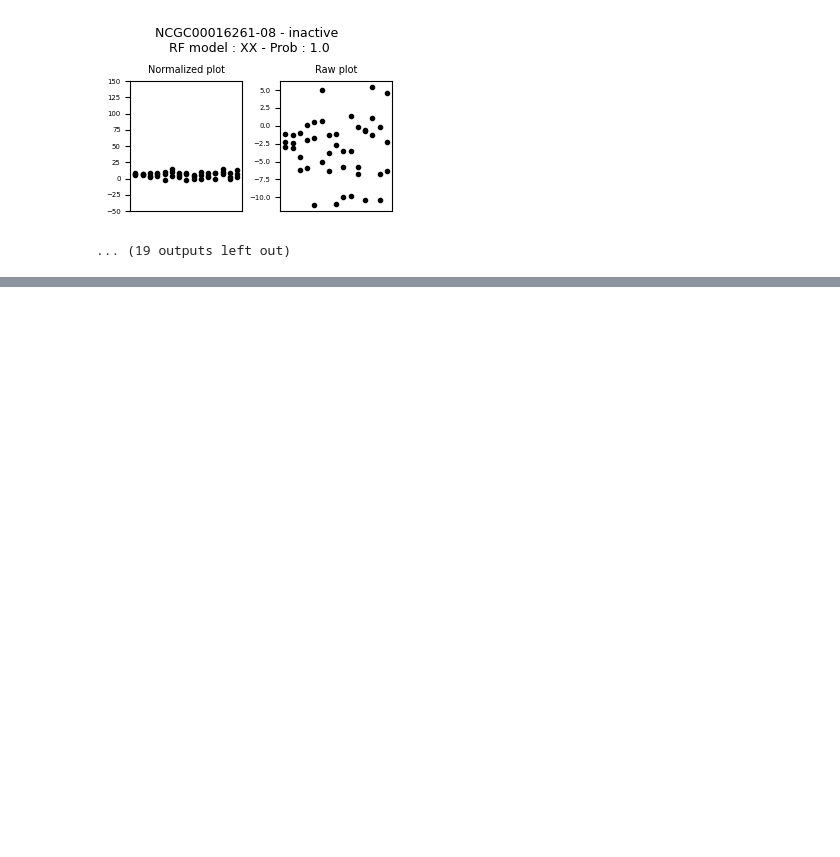
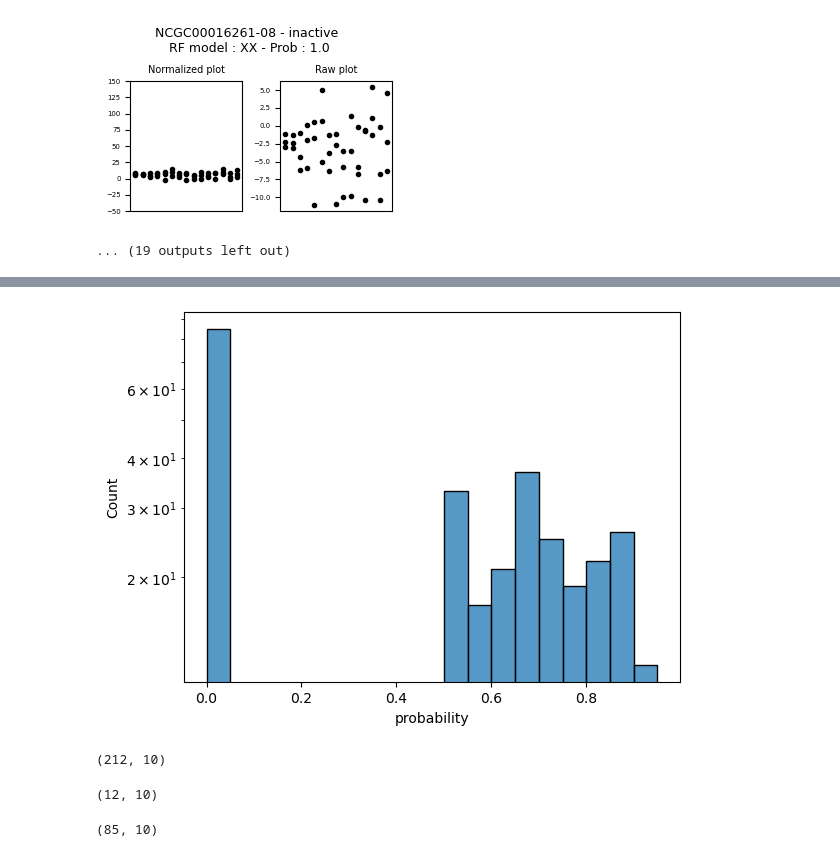
Before and after one commit to Sanofi-Public/IDD-Papers-AI4DR, a Jupyter notebook: AI4DR_Tox21_luc_biochem_dataset_analysis_RF_model.ipynb, the cells around one changed output, grey strips where cells are left out. Cells and saved outputs as stored; diff of their text form; code cells hidden in the pictures; blank space fills up the shorter version.

```diff
--- a/AI4DR_Tox21_luc_biochem_dataset_analysis_RF_model.ipynb
+++ b/AI4DR_Tox21_luc_biochem_dataset_analysis_RF_model.ipynb
@@ -419,0 +445,17 @@ Dataframe size : 338 showing the 30 first entries
+# %%
+ax = sns.histplot(x = "probability", data = curr_curves_df, binwidth=0.05 )
+ax.set_yscale("log")
+# %% [output]
+[figure, added]
+# %%
+curr_curves_df.query('probability > 0.5').shape
+# %% [output]
+(212, 10)
+# %%
+curr_curves_df.query('probability > 0.9').shape
+# %% [output]
+(12, 10)
+# %%
+curr_curves_df.query('probability <= 0.5').shape
+# %% [output]
+(85, 10)
```
Also changed, not shown: parts of 7 cells of this notebook, 2 other files.
